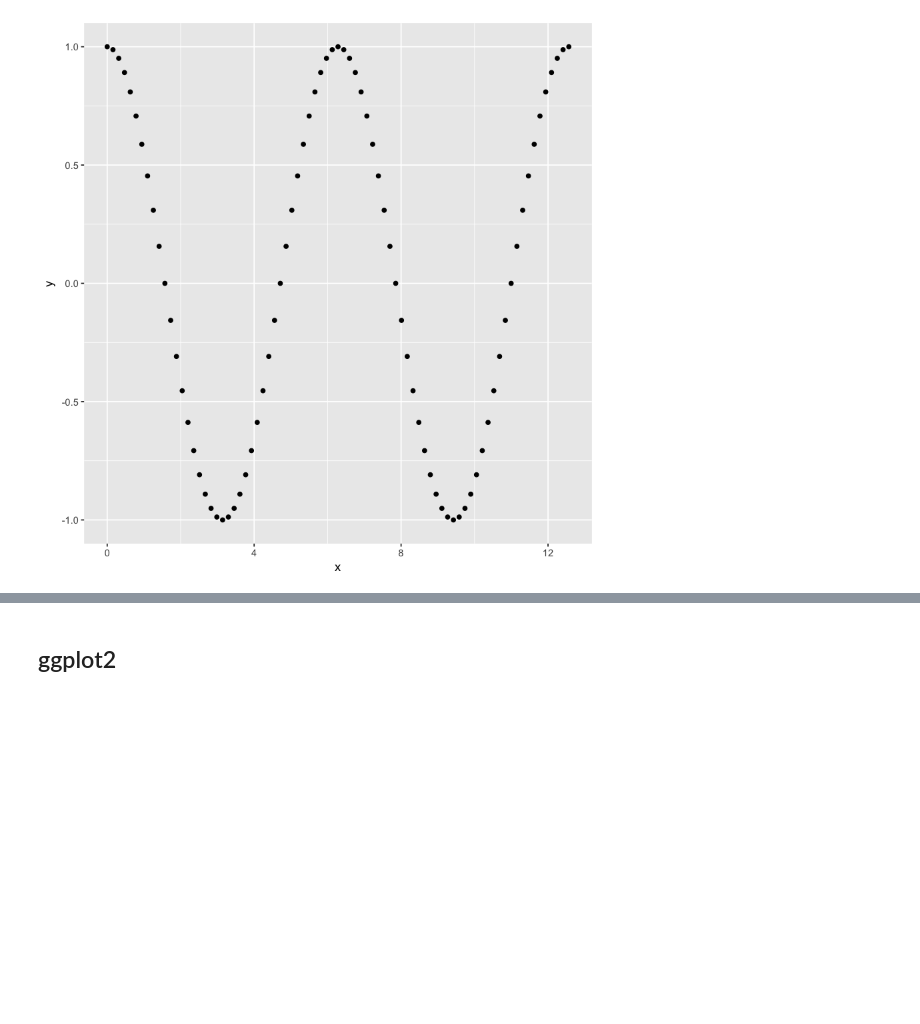
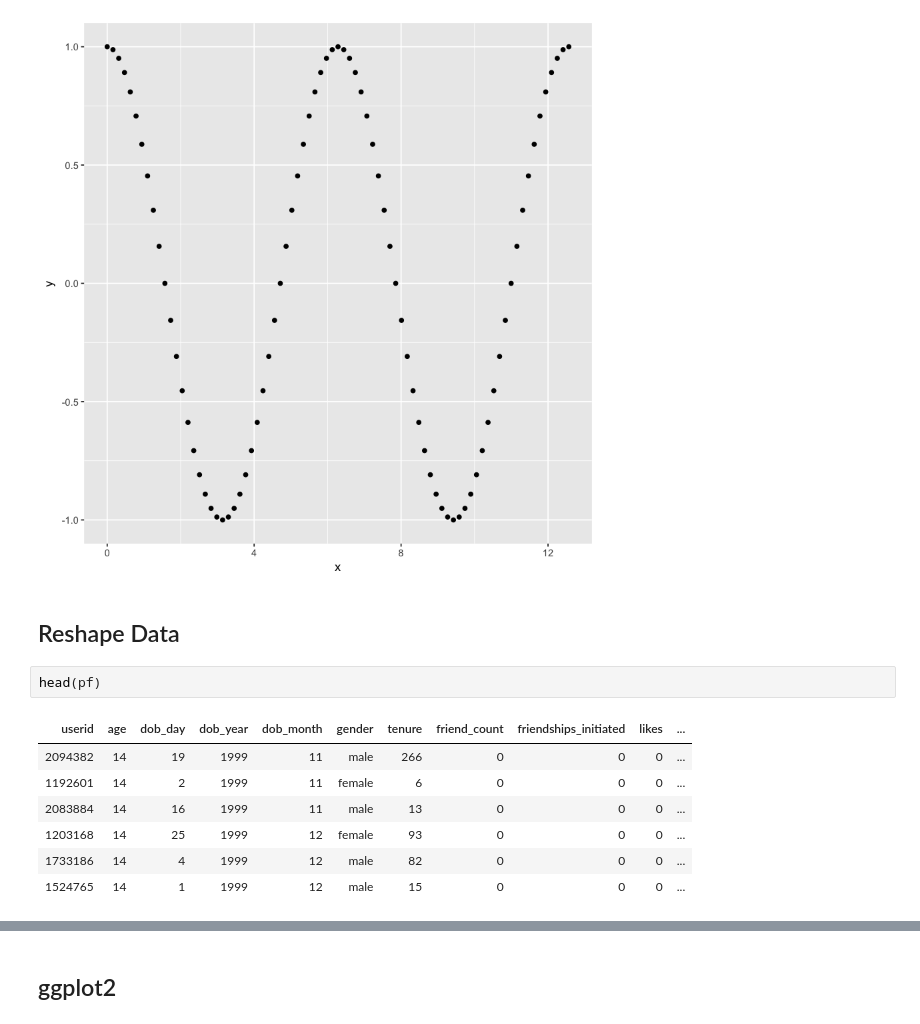
Before and after one commit to mukerong/Toolkit, a Jupyter notebook: R/R-Basics.ipynb, the cells around one changed output, grey strips where cells are left out. Cells and saved outputs as stored; diff of their text form; blank space fills up the shorter version.

Commit message:
docs: How to reshpae data

```diff
--- a/R/R-Basics.ipynb
+++ b/R/R-Basics.ipynb
@@ -643,3 +661,15 @@ sample estimates:
 Bias corrected dcor
           0.0346209
 [figure]
+# %% [markdown]
+## Reshape Data
+# %%
+head(pf)
+# %% [output]
+| userid | age | dob_day | dob_year | dob_month | gender | tenure | friend_count | friendships_initiated | likes | ... |
+| 2094382 | 14 | 19 | 1999 | 11 | male | 266 | 0 | 0 | 0 | ... |
+| 1192601 | 14 | 2 | 1999 | 11 | female | 6 | 0 | 0 | 0 | ... |
+| 2083884 | 14 | 16 | 1999 | 11 | male | 13 | 0 | 0 | 0 | ... |
+| 1203168 | 14 | 25 | 1999 | 12 | female | 93 | 0 | 0 | 0 | ... |
+| 1733186 | 14 | 4 | 1999 | 12 | male | 82 | 0 | 0 | 0 | ... |
+| 1524765 | 14 | 1 | 1999 | 12 | male | 15 | 0 | 0 | 0 | ... |
```
Also changed, not shown: parts of 11 cells of this notebook.
